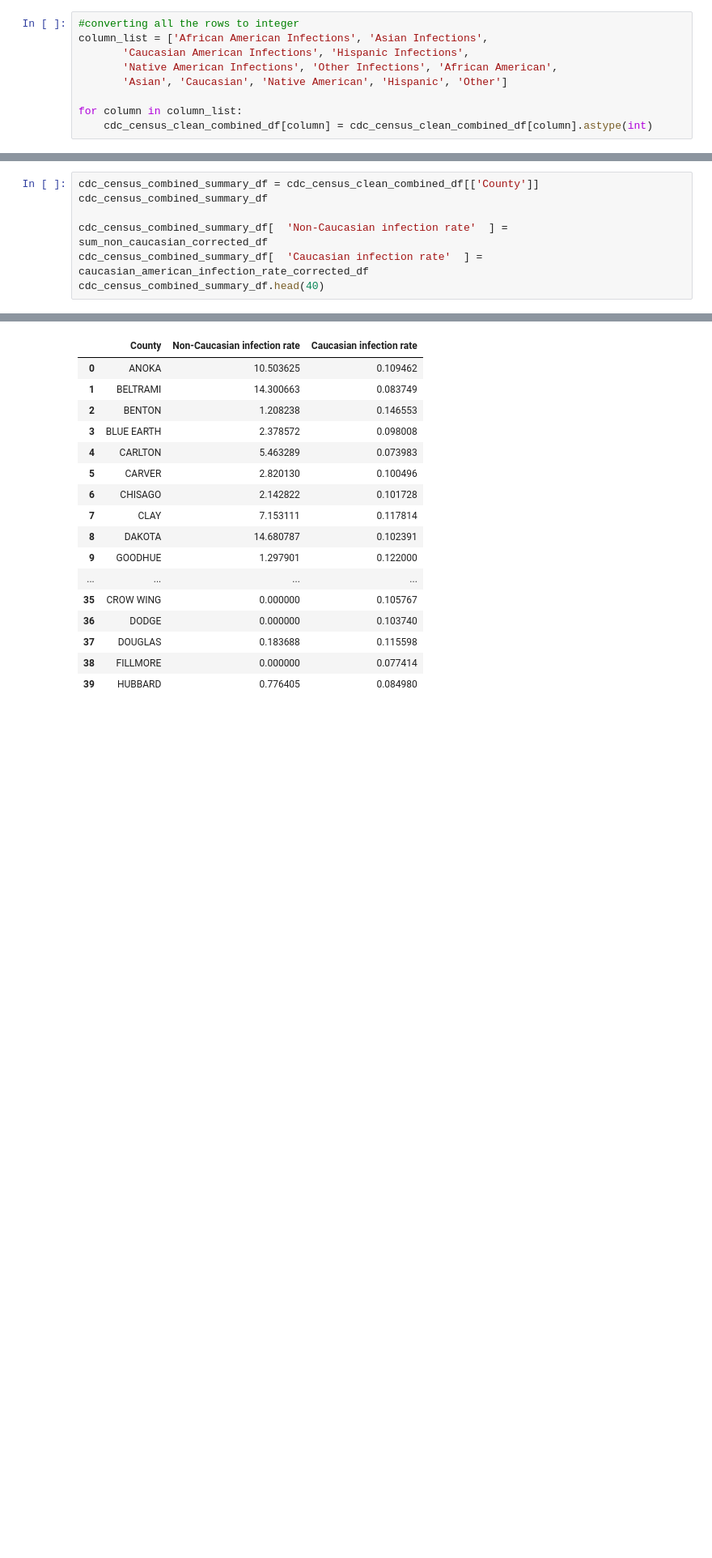
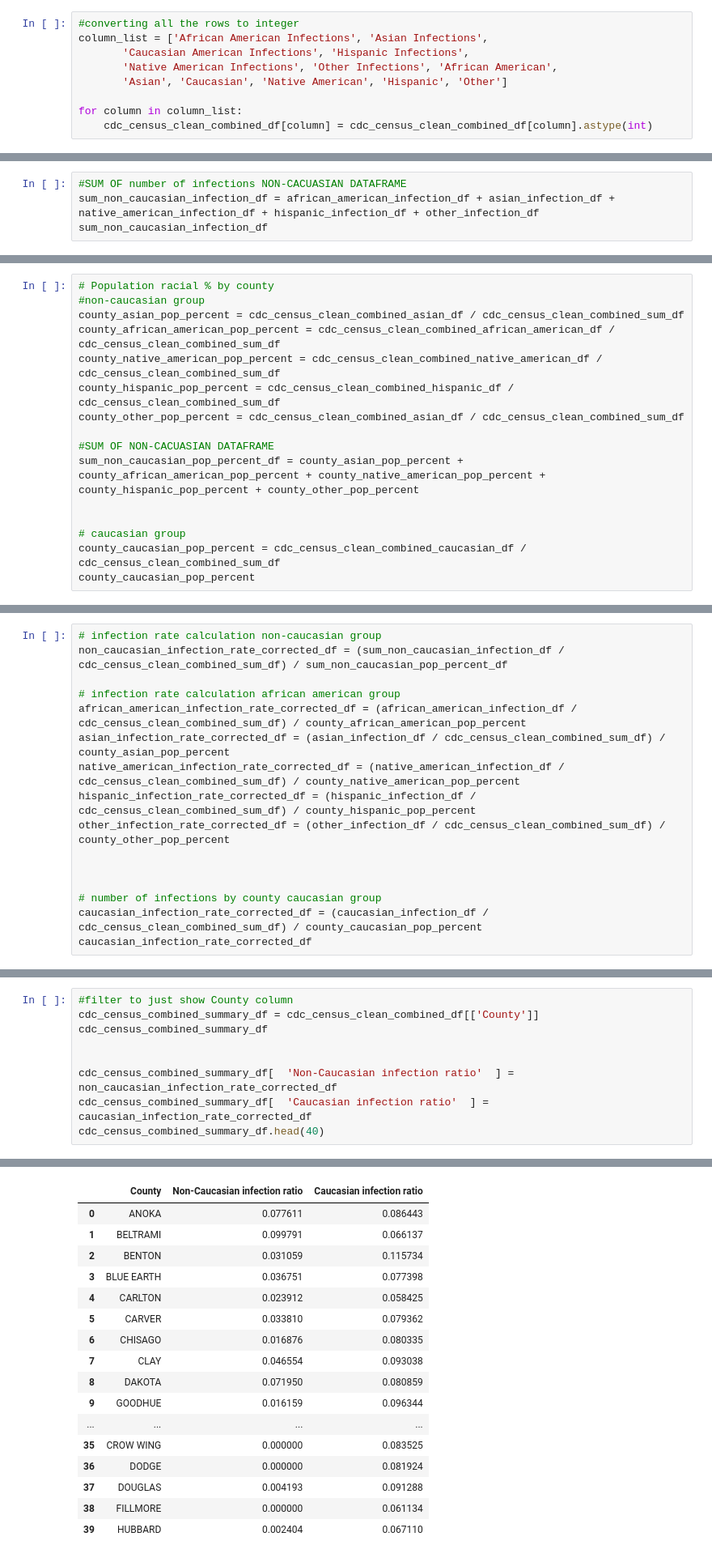
Before and after one commit to tlenzmeier58/Project_1, a Jupyter notebook: working.ipynb, the cells around one changed output, grey strips where cells are left out. Shown at 81% size. Saved outputs shown, nothing was run; the diff lists cells and outputs as text; blank space fills up the shorter version.

```diff
--- a/working.ipynb
+++ b/working.ipynb
@@ -861,0 +899,4 @@ Length: 87, dtype: float64
+# %%
+#SUM OF number of infections NON-CACUASIAN DATAFRAME
+sum_non_caucasian_infection_df = african_american_infection_df + asian_infection_df + native_american_infection_df + hispanic_infection_df + other_infection_df
+sum_non_caucasian_infection_df
@@ -861,0 +916,16 @@ Length: 87, dtype: float64
+# %%
+# Population racial % by county
+#non-caucasian group
+county_asian_pop_percent = cdc_census_clean_combined_asian_df / cdc_census_clean_combined_sum_df
+county_african_american_pop_percent = cdc_census_clean_combined_african_american_df / cdc_census_clean_combined_sum_df
+county_native_american_pop_percent = cdc_census_clean_combined_native_american_df / cdc_census_clean_combined_sum_df
+county_hispanic_pop_percent = cdc_census_clean_combined_hispanic_df / cdc_census_clean_combined_sum_df
+county_other_pop_percent = cdc_census_clean_combined_asian_df / cdc_census_clean_combined_sum_df
+
+#SUM OF NON-CACUASIAN DATAFRAME
+sum_non_caucasian_pop_percent_df = county_asian_pop_percent + county_african_american_pop_percent + county_native_american_pop_percent + county_hispanic_pop_percent + county_other_pop_percent
+
+
+# caucasian group
+county_caucasian_pop_percent = cdc_census_clean_combined_caucasian_df / cdc_census_clean_combined_sum_df
+county_caucasian_pop_percent
@@ -861,0 +945,16 @@ Length: 87, dtype: float64
+# %%
+# infection rate calculation non-caucasian group
+non_caucasian_infection_rate_corrected_df = (sum_non_caucasian_infection_df / cdc_census_clean_combined_sum_df) / sum_non_caucasian_pop_percent_df
+
+# infection rate calculation african american group
+african_american_infection_rate_corrected_df = (african_american_infection_df / cdc_census_clean_combined_sum_df) / county_african_american_pop_percent
+asian_infection_rate_corrected_df = (asian_infection_df / cdc_census_clean_combined_sum_df) / county_asian_pop_percent
+native_american_infection_rate_corrected_df = (native_american_infection_df / cdc_census_clean_combined_sum_df) / county_native_american_pop_percent
+hispanic_infection_rate_corrected_df = (hispanic_infection_df / cdc_census_clean_combined_sum_df) / county_hispanic_pop_percent
+other_infection_rate_corrected_df = (other_infection_df / cdc_census_clean_combined_sum_df) / county_other_pop_percent
+
+
+
+# number of infections by county caucasian group
+caucasian_infection_rate_corrected_df = (caucasian_infection_df / cdc_census_clean_combined_sum_df) / county_caucasian_pop_percent
+caucasian_infection_rate_corrected_df
@@ -862,9 +974,11 @@ Length: 87, dtype: float64
 # %%
+#filter to just show County column
 cdc_census_combined_summary_df = cdc_census_clean_combined_df[['County']]
 cdc_census_combined_summary_df
 
-cdc_census_combined_summary_df[  'Non-Caucasian infection rate'  ] = sum_non_caucasian_corrected_df
-cdc_census_combined_summary_df[  'Caucasian infection rate'  ] = caucasian_american_infection_rate_corrected_df
+
+cdc_census_combined_summary_df[  'Non-Caucasian infection ratio'  ] = non_caucasian_infection_rate_corrected_df
+cdc_census_combined_summary_df[  'Caucasian infection ratio'  ] = caucasian_infection_rate_corrected_df
 cdc_census_combined_summary_df.head(40)
 # %% [output]
 A value is trying to be set on a copy of a slice from a DataFrame.
@@ -880,19 +994,19 @@ See the caveats in the documentation: https://pandas.pydata.org/pandas-docs/stab
-|  | County | Non-Caucasian infection rate | Caucasian infection rate |
-| 0 | ANOKA | 10.503625 | 0.109462 |
-| 1 | BELTRAMI | 14.300663 | 0.083749 |
-| 2 | BENTON | 1.208238 | 0.146553 |
-| 3 | BLUE EARTH | 2.378572 | 0.098008 |
-| 4 | CARLTON | 5.463289 | 0.073983 |
-| 5 | CARVER | 2.820130 | 0.100496 |
-| 6 | CHISAGO | 2.142822 | 0.101728 |
-| 7 | CLAY | 7.153111 | 0.117814 |
-| 8 | DAKOTA | 14.680787 | 0.102391 |
-| 9 | GOODHUE | 1.297901 | 0.122000 |
+|  | County | Non-Caucasian infection ratio | Caucasian infection ratio |
+| 0 | ANOKA | 0.077611 | 0.086443 |
+| 1 | BELTRAMI | 0.099791 | 0.066137 |
+| 2 | BENTON | 0.031059 | 0.115734 |
+| 3 | BLUE EARTH | 0.036751 | 0.077398 |
+| 4 | CARLTON | 0.023912 | 0.058425 |
+| 5 | CARVER | 0.033810 | 0.079362 |
+| 6 | CHISAGO | 0.016876 | 0.080335 |
+| 7 | CLAY | 0.046554 | 0.093038 |
+| 8 | DAKOTA | 0.071950 | 0.080859 |
+| 9 | GOODHUE | 0.016159 | 0.096344 |
 | ... | ... | ... | ... |
-| 35 | CROW WING | 0.000000 | 0.105767 |
-| 36 | DODGE | 0.000000 | 0.103740 |
-| 37 | DOUGLAS | 0.183688 | 0.115598 |
-| 38 | FILLMORE | 0.000000 | 0.077414 |
-| 39 | HUBBARD | 0.776405 | 0.084980 |
+| 35 | CROW WING | 0.000000 | 0.083525 |
+| 36 | DODGE | 0.000000 | 0.081924 |
+| 37 | DOUGLAS | 0.004193 | 0.091288 |
+| 38 | FILLMORE | 0.000000 | 0.061134 |
+| 39 | HUBBARD | 0.002404 | 0.067110 |
 # %%
 # Calculate the mean for infection rate of non-caucasian group
```
Also changed, not shown: parts of 54 cells of this notebook, 2 other files.
